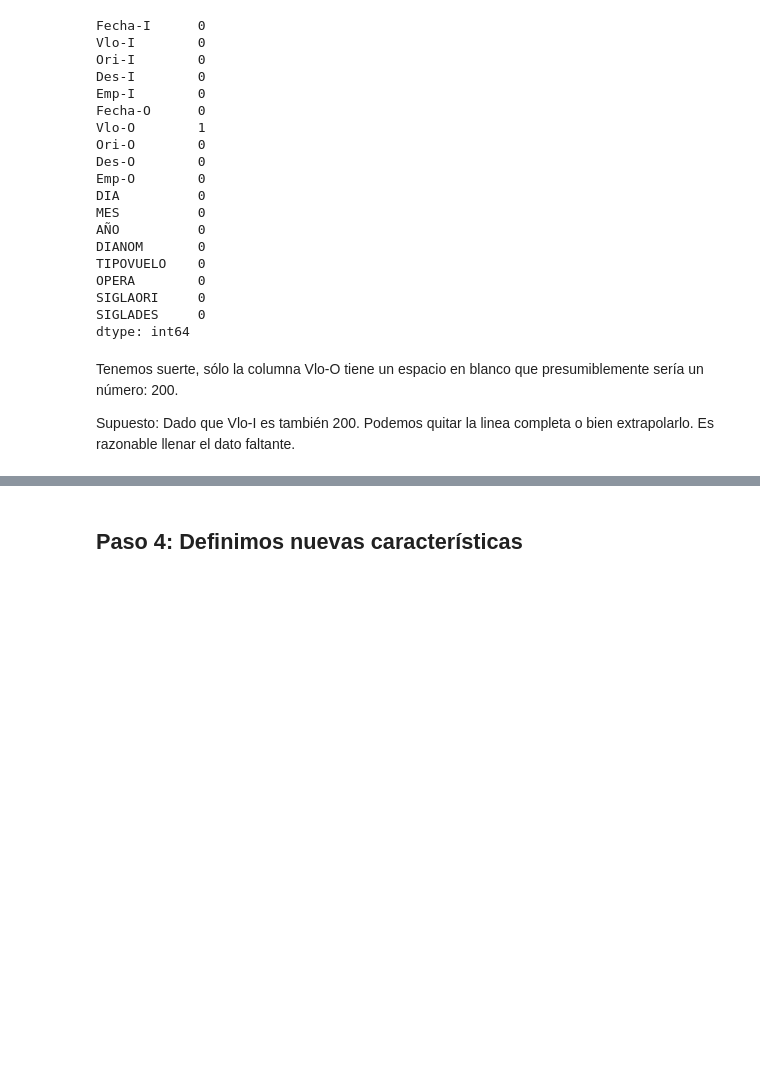
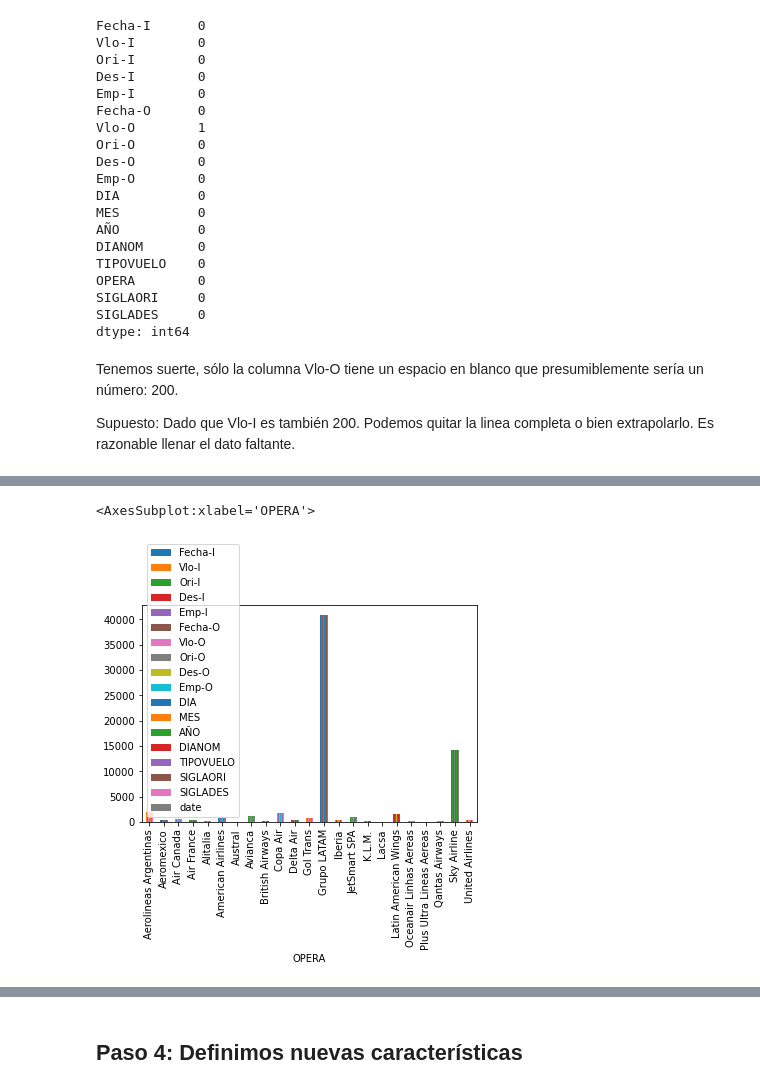
Before and after one commit to DarkHamlet/ChallDSLatam, a Jupyter notebook: solution.ipynb, the cells around one changed output, grey strips where cells are left out. Cells and saved outputs as stored; diff of their text form; code cells hidden in the pictures; blank space fills up the shorter version.

```diff
--- a/solution.ipynb
+++ b/solution.ipynb
@@ -241,0 +184,3 @@ En el paso 4 vamos a definir lo que necesitemos.
+# %%
+# lo llenamos
+df.at[6068, 'Vlo-O'] = '200'
@@ -241,0 +222,6 @@ En el paso 4 vamos a definir lo que necesitemos.
+# %%
+# Pequeño gráfico
+df.groupby(df["OPERA"]).count().plot(kind="bar", )
+# %% [output]
+<AxesSubplot:xlabel='OPERA'>
+[figure, added]
```
Also changed, not shown: parts of 24 cells of this notebook.
